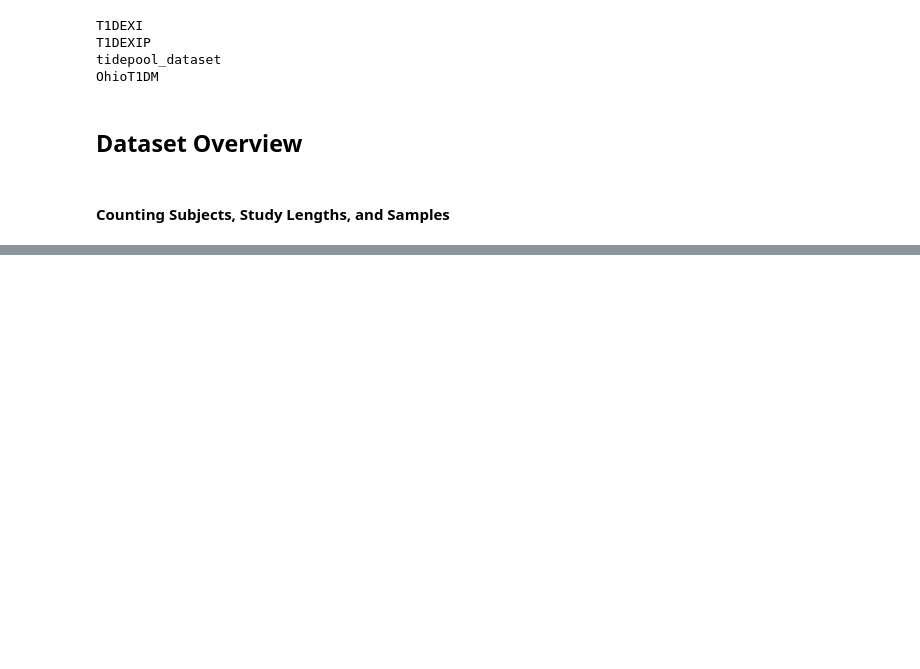
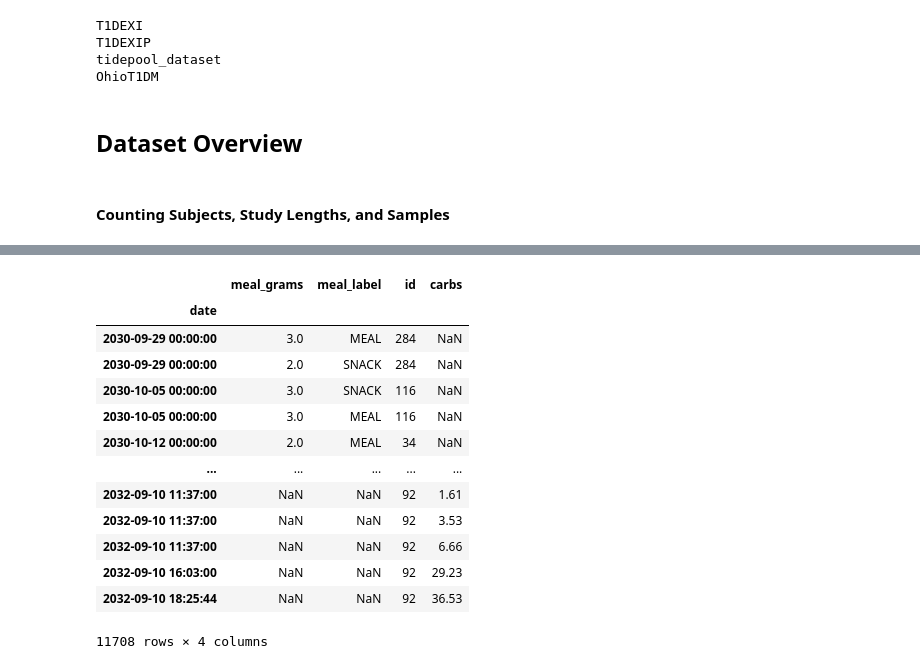
Before and after one commit to miriamkw/BGP_DatasetMerge, a Jupyter notebook: notebooks/dataset_overview.ipynb, the cells around one changed output, grey strips where cells are left out. Drawn from its saved outputs; the diff is of its cells as text; code cells hidden in the pictures; blank space fills up the shorter version.

```diff
--- a/notebooks/dataset_overview.ipynb
+++ b/notebooks/dataset_overview.ipynb
@@ -236,0 +412,19 @@ print_samples_per_feature(combined_df)
+# %%
+df_combined = pd.concat([df_meals, df_fa_meals])
+df_combined.set_index('date', inplace=True)
+df_combined
+# %% [output]
+|  | meal_grams | meal_label | id | carbs |
+| date |  |  |  |  |
+| 2030-09-29 00:00:00 | 3.0 | MEAL | 284 | NaN |
+| 2030-09-29 00:00:00 | 2.0 | SNACK | 284 | NaN |
+| 2030-10-05 00:00:00 | 3.0 | SNACK | 116 | NaN |
+| 2030-10-05 00:00:00 | 3.0 | MEAL | 116 | NaN |
+| 2030-10-12 00:00:00 | 2.0 | MEAL | 34 | NaN |
+| ... | ... | ... | ... | ... |
+| 2032-09-10 11:37:00 | NaN | NaN | 92 | 1.61 |
+| 2032-09-10 11:37:00 | NaN | NaN | 92 | 3.53 |
+| 2032-09-10 11:37:00 | NaN | NaN | 92 | 6.66 |
+| 2032-09-10 16:03:00 | NaN | NaN | 92 | 29.23 |
+| 2032-09-10 18:25:44 | NaN | NaN | 92 | 36.53 |
+11708 rows × 4 columns
```
Also changed, not shown: parts of 20 cells of this notebook, 1 other file.
